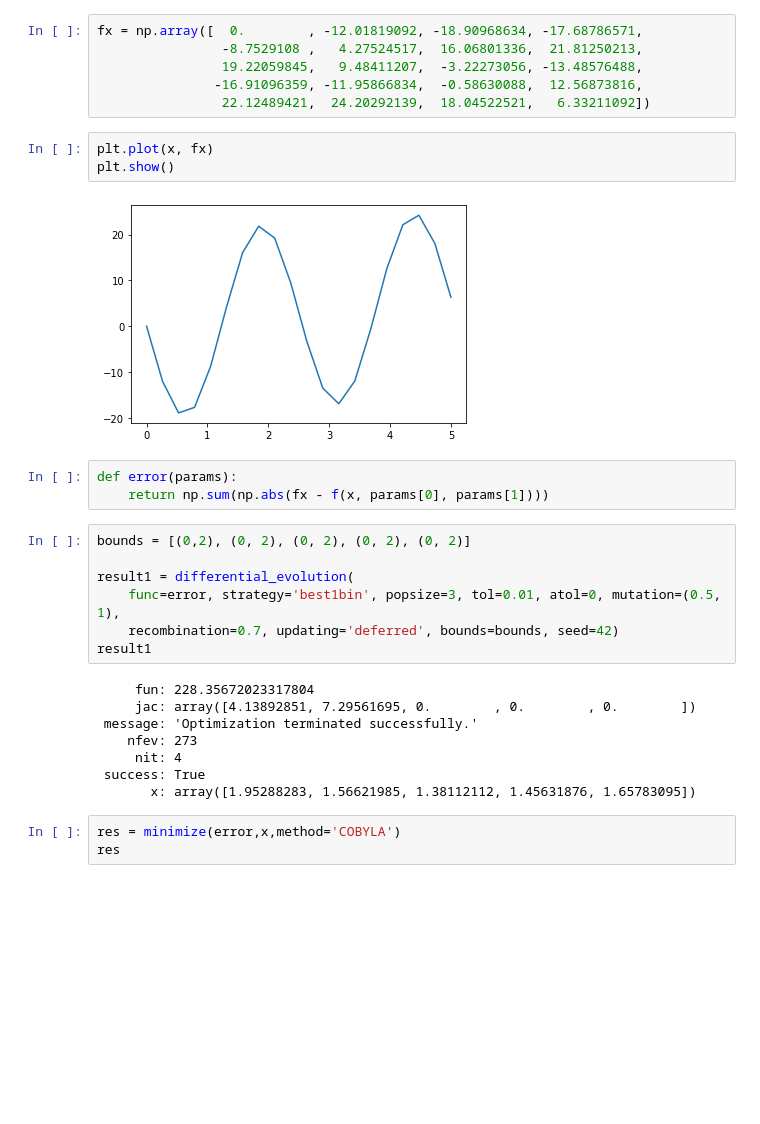
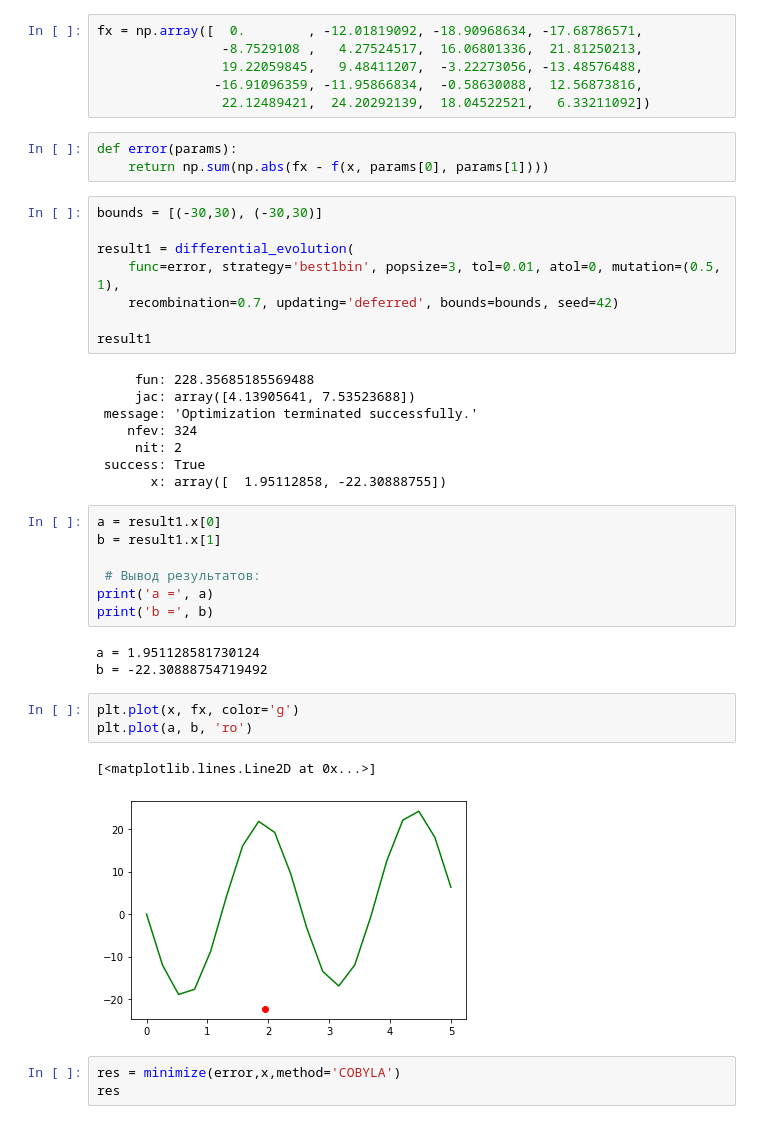
Before and after one commit to aleksander-ivanov/MDS, a Jupyter notebook: HW_X.ipynb, the cells around one changed output. Cells and saved outputs as stored; diff of their text form; blank space fills up the shorter version.

```diff
--- a/HW_X.ipynb
+++ b/HW_X.ipynb
@@ -129,29 +129,41 @@ fx = np.array([  0.        , -12.01819092, -18.90968634, -17.68786571,
                 19.22059845,   9.48411207,  -3.22273056, -13.48576488,
                -16.91096359, -11.95866834,  -0.58630088,  12.56873816,
                 22.12489421,  24.20292139,  18.04522521,   6.33211092])
-# %%
-plt.plot(x, fx)
-plt.show()
-# %% [output]
-[figure, removed]
 # %%
 def error(params):
     return np.sum(np.abs(fx - f(x, params[0], params[1])))
 # %%
-bounds = [(0,2), (0, 2), (0, 2), (0, 2), (0, 2)]
+bounds = [(-30,30), (-30,30)]
 
 result1 = differential_evolution(
     func=error, strategy='best1bin', popsize=3, tol=0.01, atol=0, mutation=(0.5, 1),
     recombination=0.7, updating='deferred', bounds=bounds, seed=42)
+
 result1
 # %% [output]
-     fun: 228.35672023317804
-     jac: array([4.13892851, 7.29561695, 0.        , 0.        , 0.        ])
+     fun: 228.35685185569488
+     jac: array([4.13905641, 7.53523688])
  message: 'Optimization terminated successfully.'
-    nfev: 273
-     nit: 4
+    nfev: 324
+     nit: 2
  success: True
-       x: array([1.95288283, 1.56621985, 1.38112112, 1.45631876, 1.65783095])
+       x: array([  1.95112858, -22.30888755])
+# %%
+a = result1.x[0]
+b = result1.x[1]
+
+ # Вывод результатов:
+print('a =', a)
+print('b =', b)
+# %% [output]
+a = 1.951128581730124
+b = -22.30888754719492
+# %%
+plt.plot(x, fx, color='g')
+plt.plot(a, b, 'ro')
+# %% [output]
+[<matplotlib.lines.Line2D at 0x...>]
+[figure, added]
 # %%
 res = minimize(error,x,method='COBYLA')
 res
```
Also changed, not shown: parts of 25 cells of this notebook.
